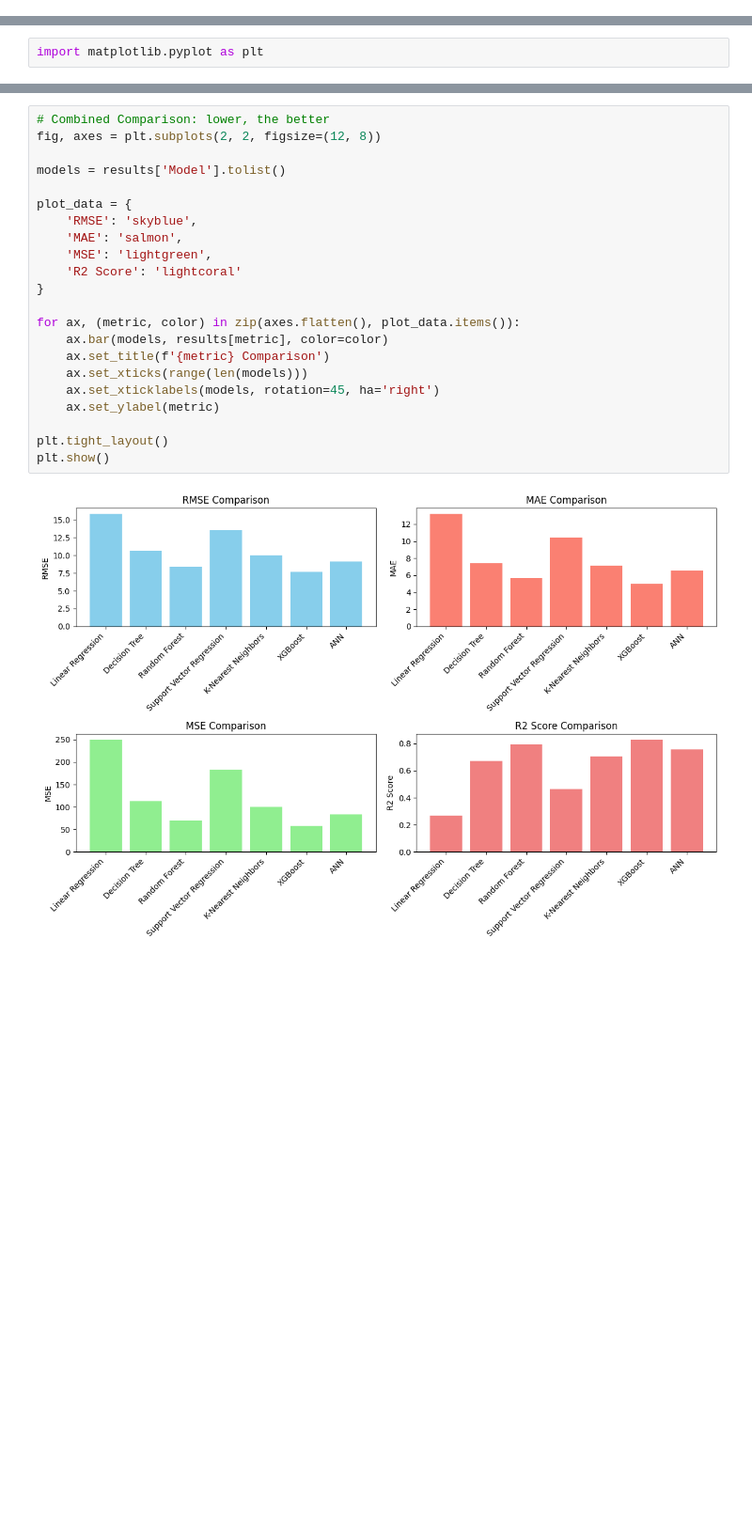
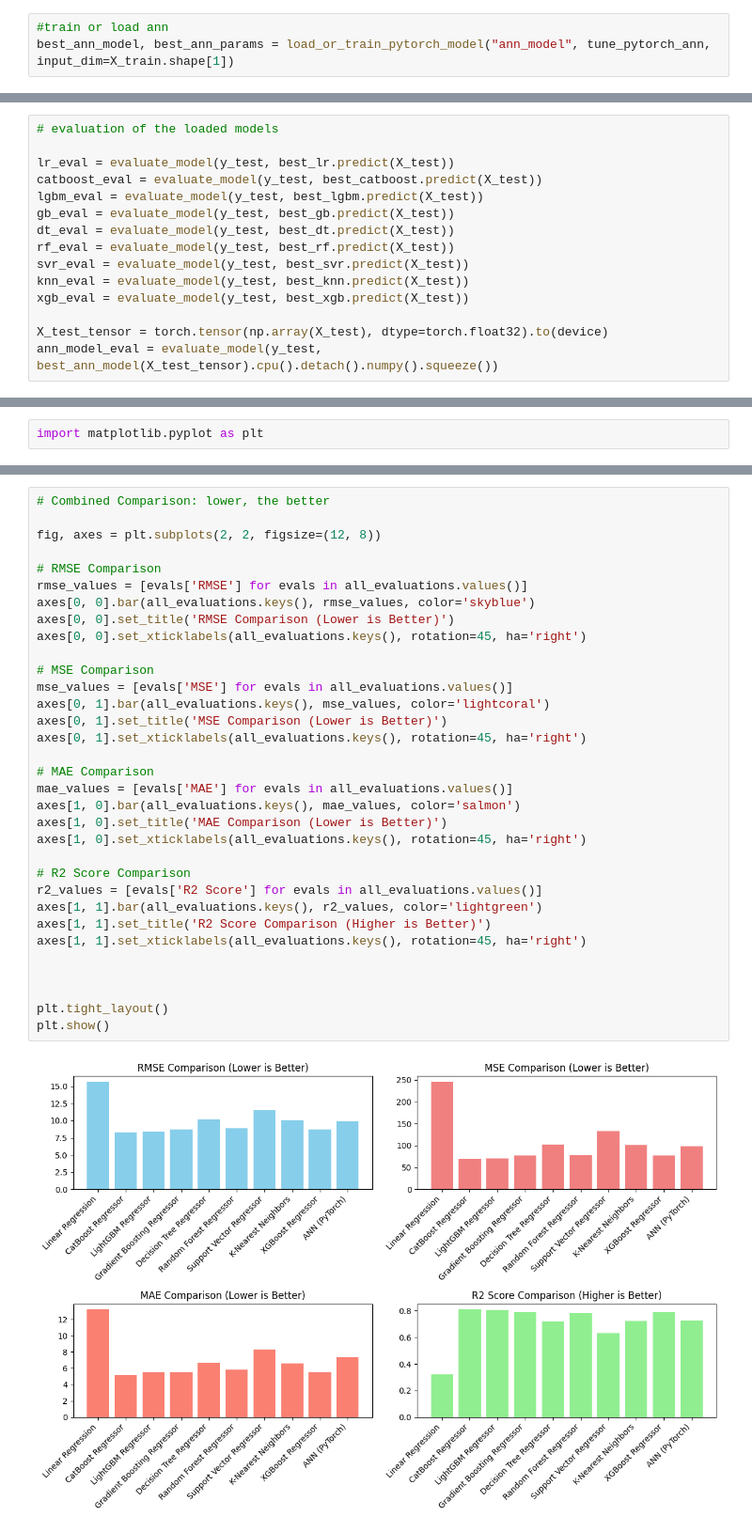
Before and after one commit to IAM-MUKUND/advanced-concrete-analysis, a Jupyter notebook: geopolymer_dataset_research.ipynb, the cells around one changed output, grey strips where cells are left out. Shown at 94% size. Drawn from its saved outputs; the diff is of its cells as text; blank space fills up the shorter version.

```diff
--- a/geopolymer_dataset_research.ipynb
+++ b/geopolymer_dataset_research.ipynb
@@ -419,0 +944,3 @@ R squared score: Unlike the other three which measure error, R² measures the go
+# %%
+#train or load ann
+best_ann_model, best_ann_params = load_or_train_pytorch_model("ann_model", tune_pytorch_ann, input_dim=X_train.shape[1])
@@ -420 +950,16 @@ R squared score: Unlike the other three which measure error, R² measures the go
+# %%
+# evaluation of the loaded models
+
+lr_eval = evaluate_model(y_test, best_lr.predict(X_test))
+catboost_eval = evaluate_model(y_test, best_catboost.predict(X_test))
+lgbm_eval = evaluate_model(y_test, best_lgbm.predict(X_test))
+gb_eval = evaluate_model(y_test, best_gb.predict(X_test))
+dt_eval = evaluate_model(y_test, best_dt.predict(X_test))
+rf_eval = evaluate_model(y_test, best_rf.predict(X_test))
+svr_eval = evaluate_model(y_test, best_svr.predict(X_test))
+knn_eval = evaluate_model(y_test, best_knn.predict(X_test))
+xgb_eval = evaluate_model(y_test, best_xgb.predict(X_test))
+
+X_test_tensor = torch.tensor(np.array(X_test), dtype=torch.float32).to(device)
+ann_model_eval = evaluate_model(y_test, best_ann_model(X_test_tensor).cpu().detach().numpy().squeeze())
 # %%
@@ -487,25 +1004,36 @@ import matplotlib.pyplot as plt
 # %%
 # Combined Comparison: lower, the better
+
 fig, axes = plt.subplots(2, 2, figsize=(12, 8))
 
-models = results['Model'].tolist()
+# RMSE Comparison
+rmse_values = [evals['RMSE'] for evals in all_evaluations.values()]
+axes[0, 0].bar(all_evaluations.keys(), rmse_values, color='skyblue')
+axes[0, 0].set_title('RMSE Comparison (Lower is Better)')
+axes[0, 0].set_xticklabels(all_evaluations.keys(), rotation=45, ha='right')
 
-plot_data = {
-	'RMSE': 'skyblue',
-	'MAE': 'salmon',
-	'MSE': 'lightgreen',
-	'R2 Score': 'lightcoral'
-}
+# MSE Comparison
+mse_values = [evals['MSE'] for evals in all_evaluations.values()]
+axes[0, 1].bar(all_evaluations.keys(), mse_values, color='lightcoral')
+axes[0, 1].set_title('MSE Comparison (Lower is Better)')
+axes[0, 1].set_xticklabels(all_evaluations.keys(), rotation=45, ha='right')
 
-for ax, (metric, color) in zip(axes.flatten(), plot_data.items()):
-	ax.bar(models, results[metric], color=color)
-	ax.set_title(f'{metric} Comparison')
-	ax.set_xticks(range(len(models)))
-	ax.set_xticklabels(models, rotation=45, ha='right')
-	ax.set_ylabel(metric)
+# MAE Comparison
+mae_values = [evals['MAE'] for evals in all_evaluations.values()]
+axes[1, 0].bar(all_evaluations.keys(), mae_values, color='salmon')
+axes[1, 0].set_title('MAE Comparison (Lower is Better)')
+axes[1, 0].set_xticklabels(all_evaluations.keys(), rotation=45, ha='right')
+
+# R2 Score Comparison
+r2_values = [evals['R2 Score'] for evals in all_evaluations.values()]
+axes[1, 1].bar(all_evaluations.keys(), r2_values, color='lightgreen')
+axes[1, 1].set_title('R2 Score Comparison (Higher is Better)')
+axes[1, 1].set_xticklabels(all_evaluations.keys(), rotation=45, ha='right')
+
+
 
 plt.tight_layout()
 plt.show()
 # %% [output]
-[figure, old version]
+[figure, new version]
 # %% [markdown]
```
Also changed, not shown: parts of 69 cells of this notebook, 1 other file.
